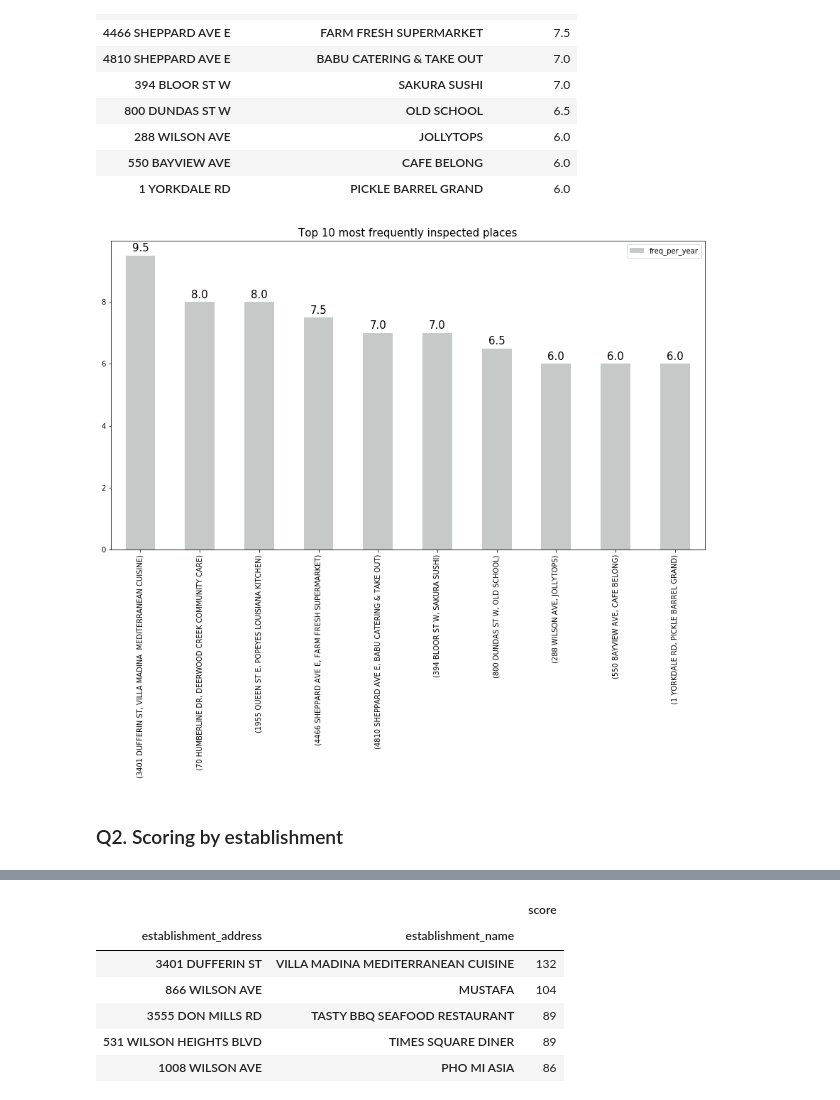
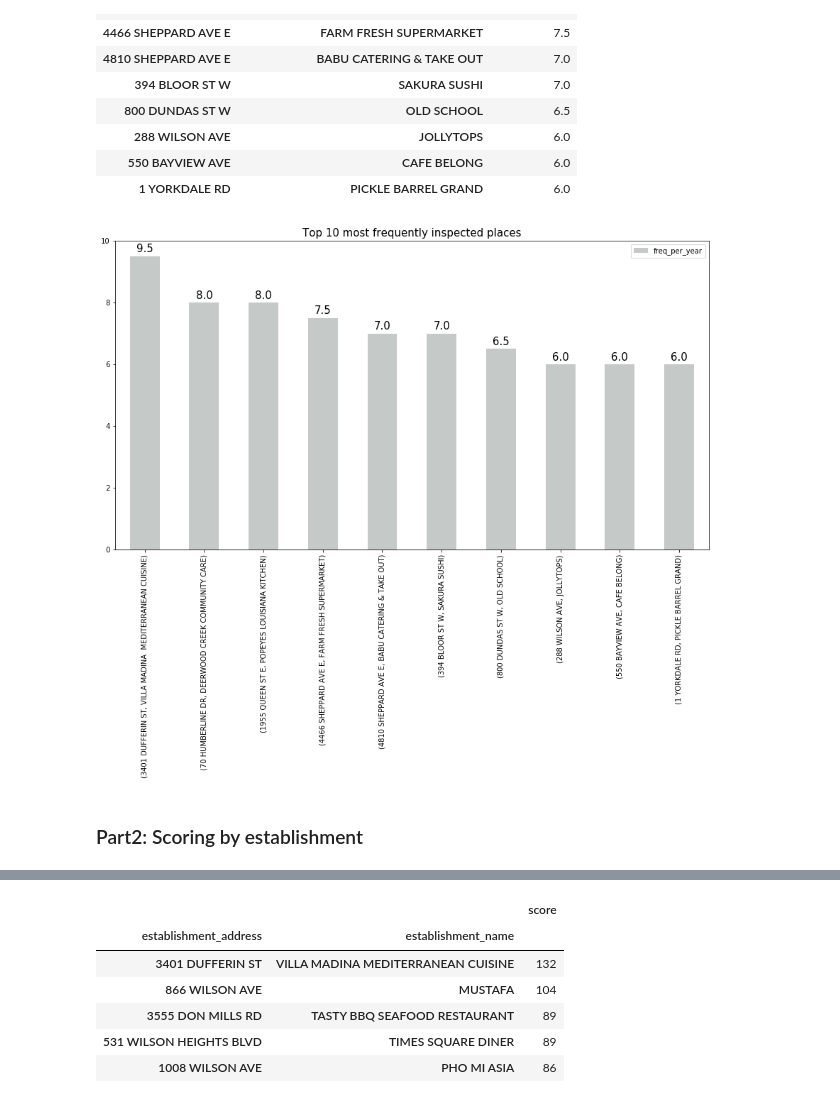
Before and after one commit to jrhe90/DineSafe, a Jupyter notebook: DineSafe_JR_Dec3.ipynb, the cells around one changed output, grey strips where cells are left out. Drawn from its saved outputs; the diff is of its cells as text; code cells hidden in the pictures.

```diff
--- a/DineSafe_JR_Dec3.ipynb
+++ b/DineSafe_JR_Dec3.ipynb
@@ -105,18 +105,19 @@ freq_top_10
 # %%
 ax1=freq_top_10.plot.bar(color='xkcd:silver',figsize=(15,8))
 #cleaned_10.plot.bar(x='infraction_details', y='size',figsize=(12,6),color='xkcd:silver')
 plt.title('Top 10 most frequently inspected places', fontsize = 15)
 plt.xlabel('',fontsize=15)
 plt.ylabel('',fontsize=15)
+ax1.set_ylim(0,10)
 
 for p in ax1.patches:
     ax1.annotate("%.1f" % p.get_height(), (p.get_x() + p.get_width() / 2., p.get_height()),
                  ha='center', va='center', fontsize=15, color='black', xytext=(0, 10),
                  textcoords='offset points')
 # %% [output]
-[figure, old version]
+[figure, new version]
 # %% [markdown]
-### Q2. Scoring by establishment
+### Part2: Scoring by establishment
 # %%
 data['score'] = pd.np.where(data.severity.str.contains("Minor"), "1",
                    pd.np.where(data.severity.str.contains("S - Significant"), "2",
```
Also changed, not shown: parts of 10 cells of this notebook.
